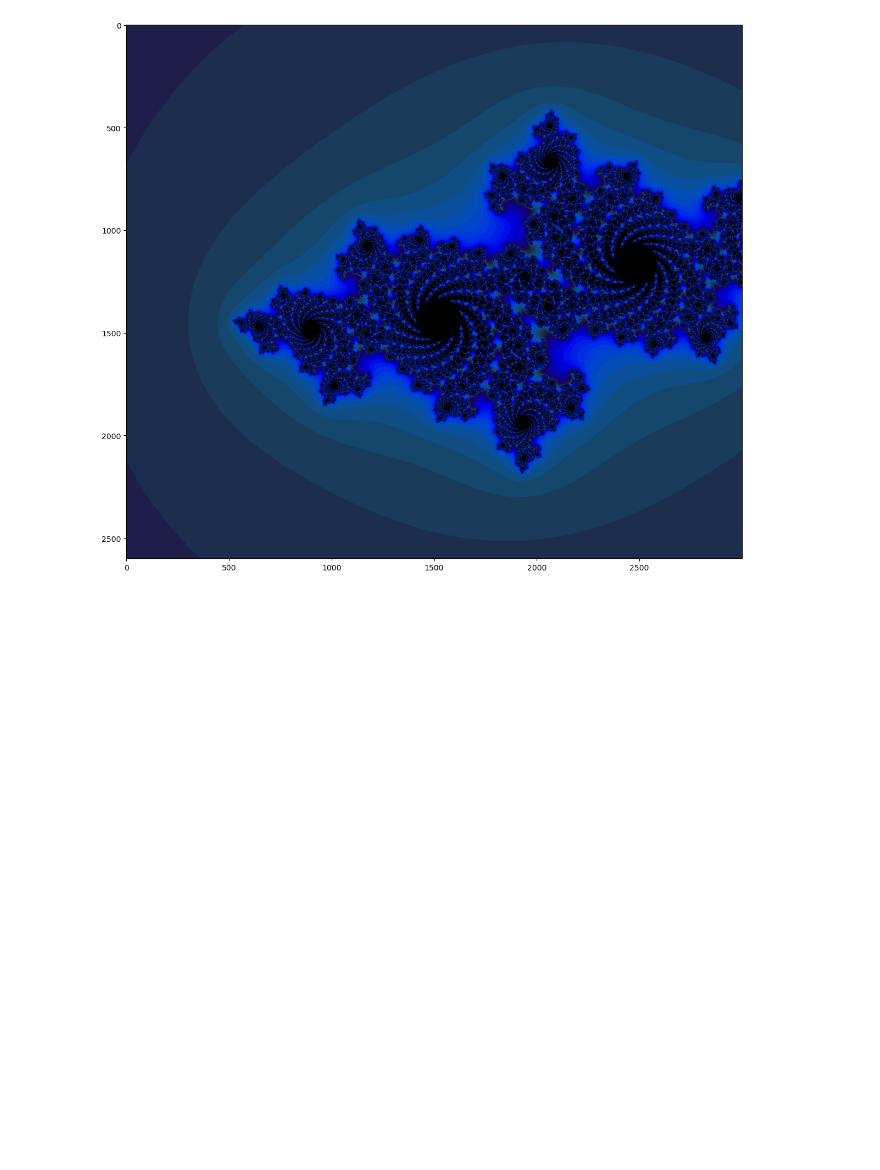
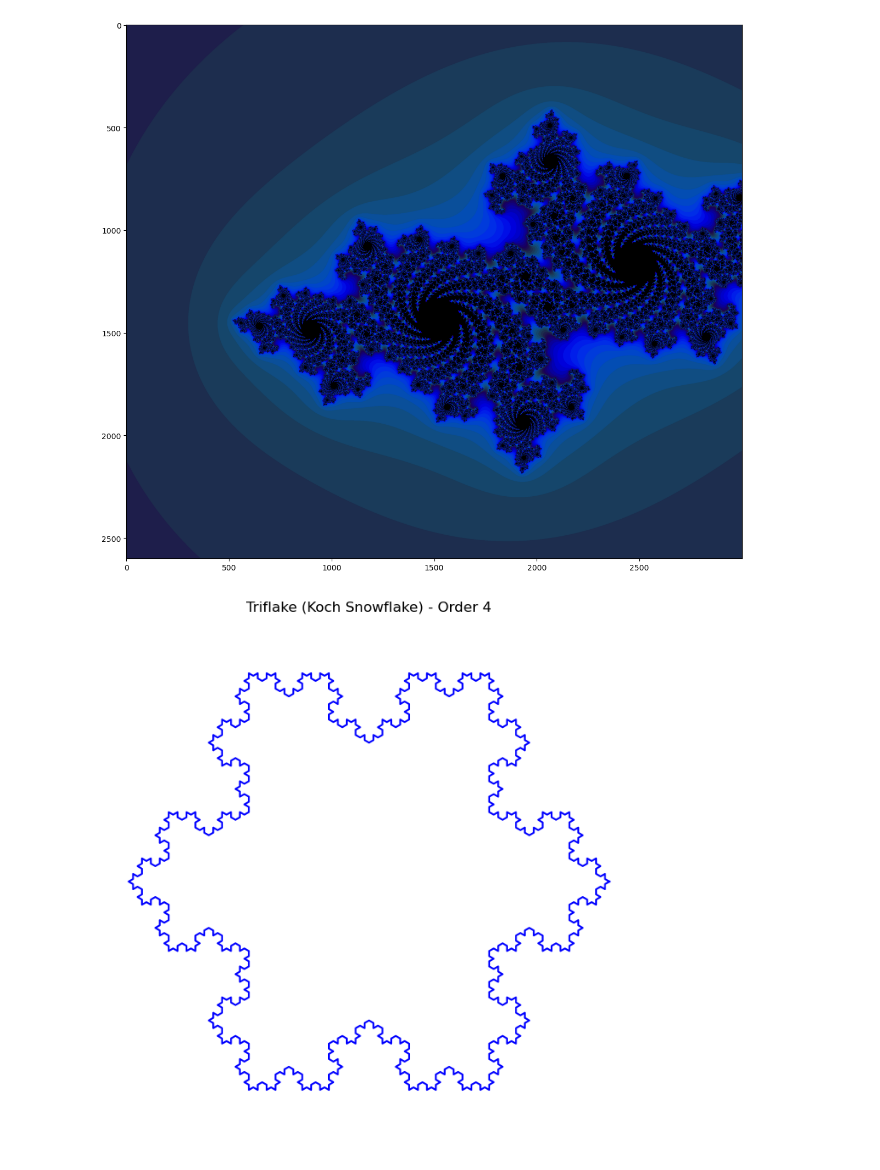
Before and after one commit to PeakFiction/COMP3710Practicals, a Jupyter notebook: Week 1/COMP3710Lab1Part2.ipynb, the cells around one changed output. Cells and saved outputs as stored; diff of their text form; code cells hidden in the pictures; blank space fills up the shorter version.

Commit message:
Added Triflake Fractal

```diff
--- a/Week 1/COMP3710Lab1Part2.ipynb
+++ b/Week 1/COMP3710Lab1Part2.ipynb
@@ -155,3 +155,64 @@ plt.tight_layout(pad=0)
 plt.show()
 # %% [output]
 [figure]
+# %%
+#Triflake Fractal
+
+import matplotlib.pyplot as plt
+import numpy as np
+
+def koch_snowflake(order=0):
+    """
+    Returns x, y coordinates of Koch snowflake of given order.
+    """
+    # Initial equilateral triangle
+    angles = np.array([0, 120, 240]) * np.pi / 180.0
+    x = np.cos(angles)
+    y = np.sin(angles)
+    x = np.append(x, x[0])
+    y = np.append(y, y[0])
+
+    for _ in range(order):
+        new_x = []
+        new_y = []
+        for i in range(len(x)-1):
+            # Start and end points of the segment
+            x0, y0 = x[i], y[i]
+            x1, y1 = x[i+1], y[i+1]
+
+            # Points dividing the segment into thirds
+            dx = (x1 - x0) / 3
+            dy = (y1 - y0) / 3
+            x_a = x0 + dx
+            y_a = y0 + dy
+            x_b = x0 + 2*dx
+            y_b = y0 + 2*dy
+
+            # Peak of the equilateral triangle
+            angle = np.arctan2(y_b - y_a, x_b - x_a) - np.pi/3
+            dist = np.sqrt(dx**2 + dy**2)
+            x_peak = x_a + np.cos(angle) * dist
+            y_peak = y_a + np.sin(angle) * dist
+
+            # Append points
+            new_x += [x0, x_a, x_peak, x_b]
+            new_y += [y0, y_a, y_peak, y_b]
+        new_x.append(x[-1])
+        new_y.append(y[-1])
+        x, y = np.array(new_x), np.array(new_y)
+
+    return x, y
+
+# --- Generate Triflake ---
+order = 4  # higher = more detail
+x, y = koch_snowflake(order)
+
+# --- Plot ---
+plt.figure(figsize=(8, 8))
+plt.plot(x, y, color='blue')
+plt.axis('equal')
+plt.axis('off')
+plt.title(f'Triflake (Koch Snowflake) - Order {order}')
+plt.show()
+# %% [output]
+[figure, added]
```
